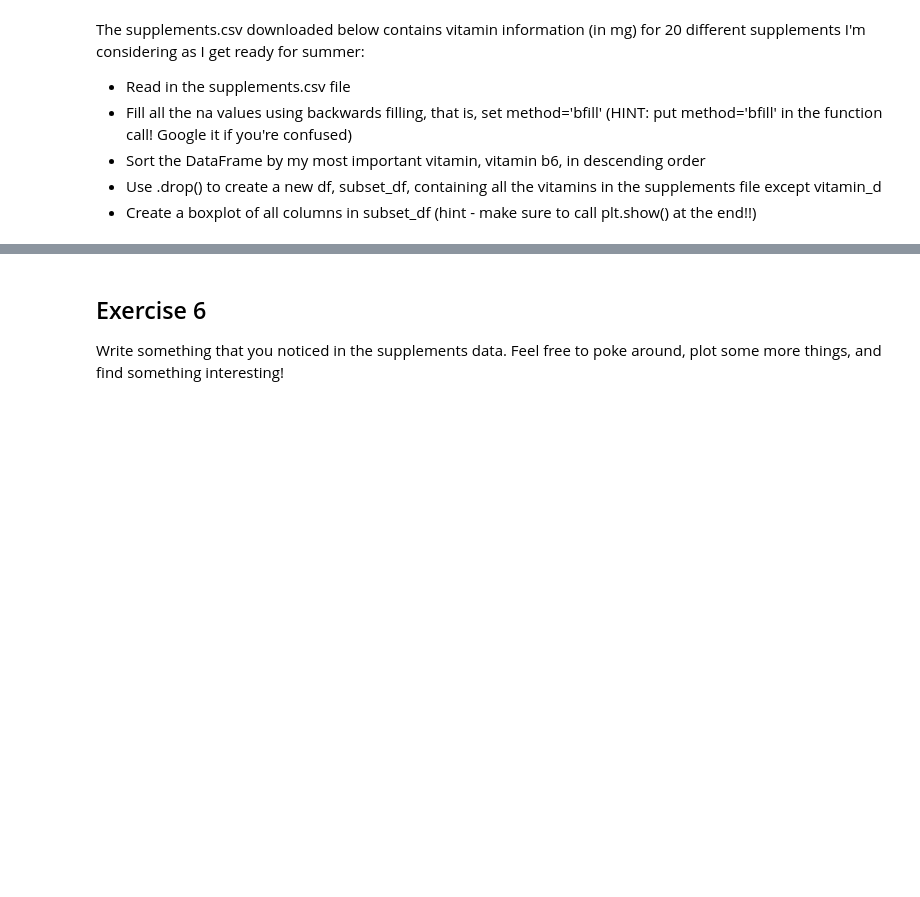
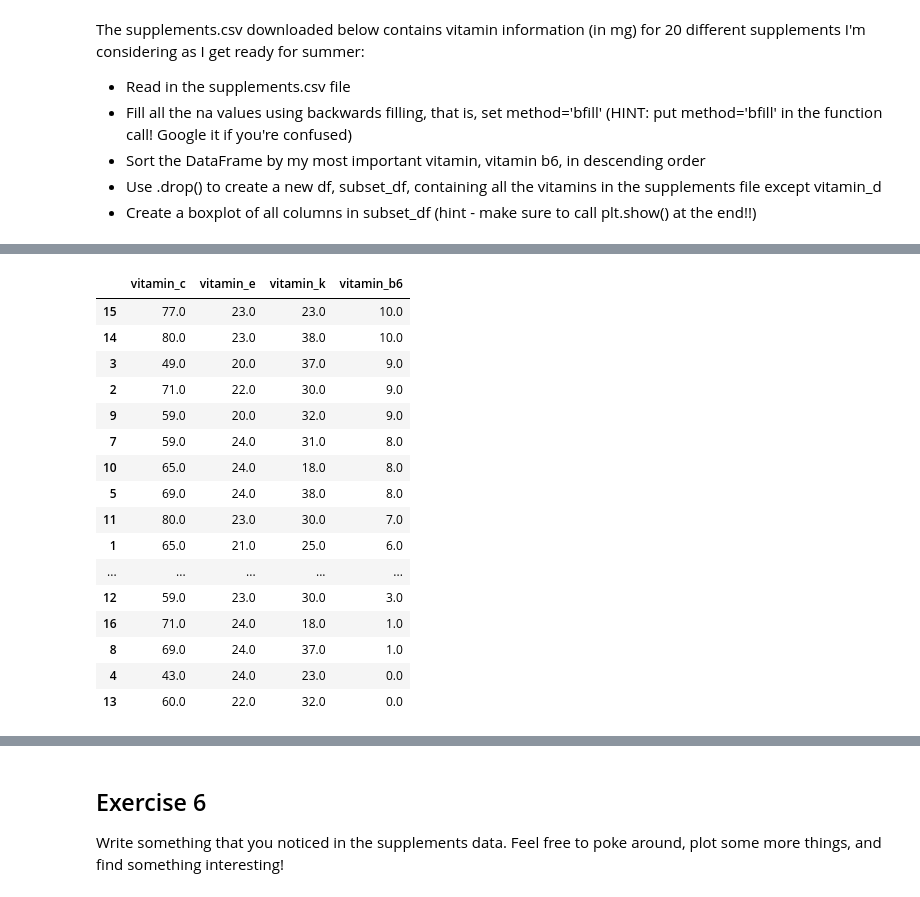
Before and after one commit to dsynderg/CS-180-assignments, a Jupyter notebook: 03_pandas.ipynb, the cells around one changed output, grey strips where cells are left out. Cells and saved outputs as stored; diff of their text form; code cells hidden in the pictures; blank space fills up the shorter version.

```diff
--- a/03_pandas.ipynb
+++ b/03_pandas.ipynb
@@ -169,0 +401,22 @@ The supplements.csv downloaded below contains vitamin information (in mg) for 20
+# %%
+new_df = supplementsdf.drop(columns="vitamin_d")
+# %%
+display(new_df)
+# %% [output]
+|  | vitamin_c | vitamin_e | vitamin_k | vitamin_b6 |
+| 15 | 77.0 | 23.0 | 23.0 | 10.0 |
+| 14 | 80.0 | 23.0 | 38.0 | 10.0 |
+| 3 | 49.0 | 20.0 | 37.0 | 9.0 |
+| 2 | 71.0 | 22.0 | 30.0 | 9.0 |
+| 9 | 59.0 | 20.0 | 32.0 | 9.0 |
+| 7 | 59.0 | 24.0 | 31.0 | 8.0 |
+| 10 | 65.0 | 24.0 | 18.0 | 8.0 |
+| 5 | 69.0 | 24.0 | 38.0 | 8.0 |
+| 11 | 80.0 | 23.0 | 30.0 | 7.0 |
+| 1 | 65.0 | 21.0 | 25.0 | 6.0 |
+| ... | ... | ... | ... | ... |
+| 12 | 59.0 | 23.0 | 30.0 | 3.0 |
+| 16 | 71.0 | 24.0 | 18.0 | 1.0 |
+| 8 | 69.0 | 24.0 | 37.0 | 1.0 |
+| 4 | 43.0 | 24.0 | 23.0 | 0.0 |
+| 13 | 60.0 | 22.0 | 32.0 | 0.0 |
```
Also changed, not shown: parts of 28 cells of this notebook.
